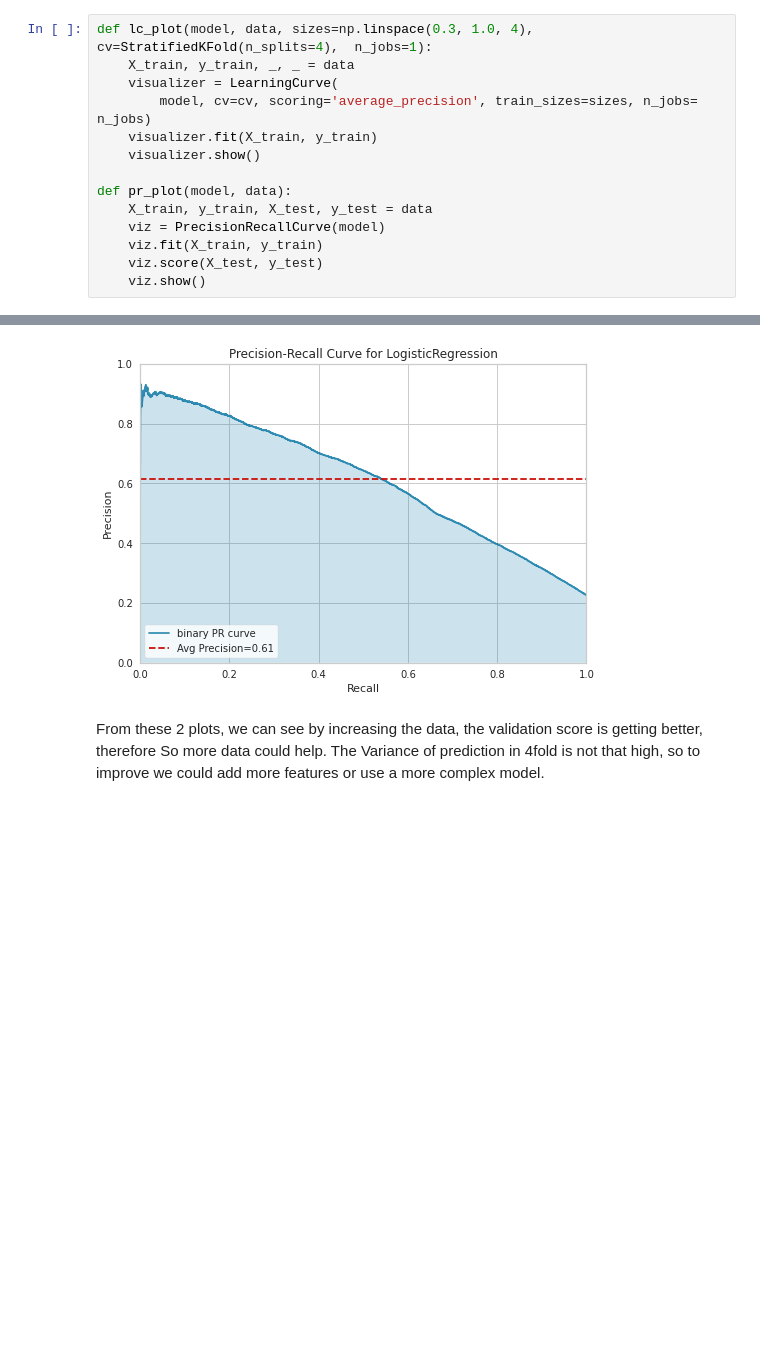
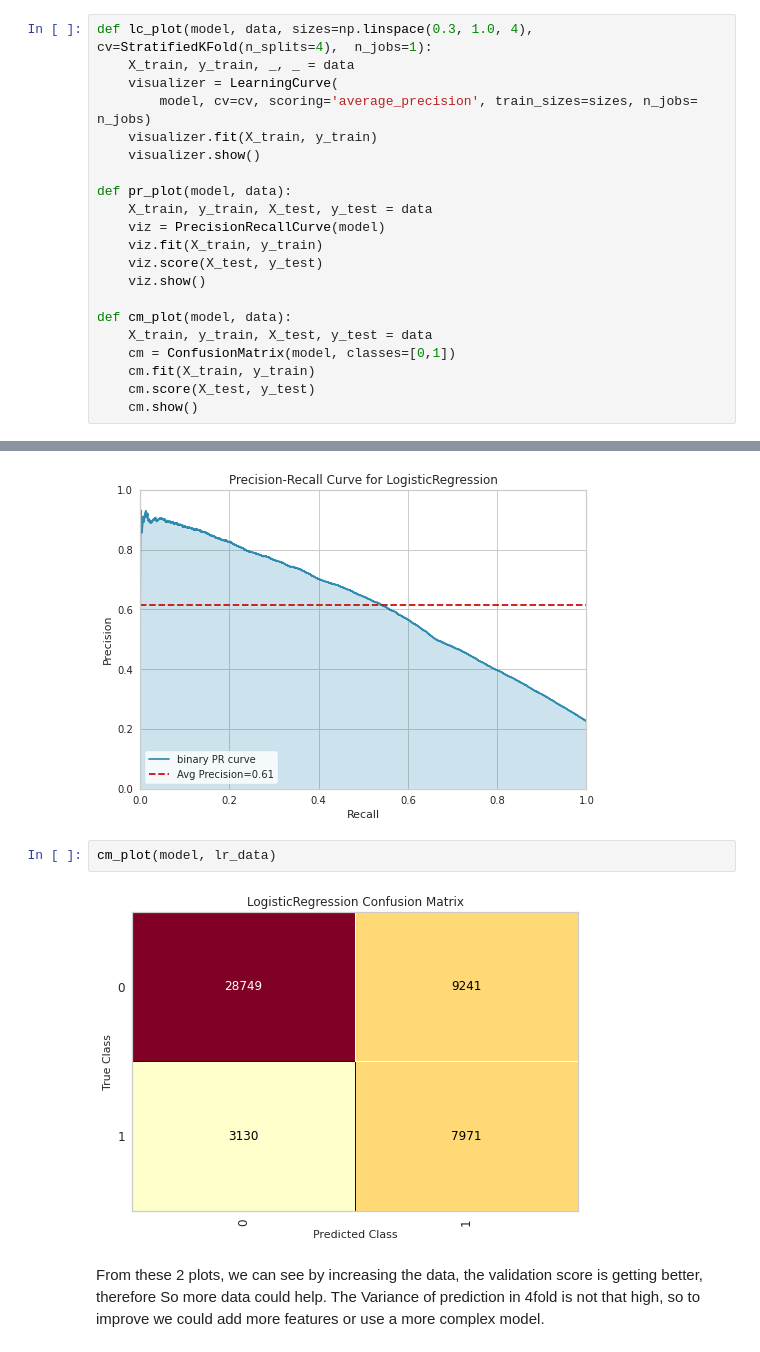
Before and after one commit to hadi-gharibi/oreh_yreviled, a Jupyter notebook: notebooks/03-modeling.ipynb, the cells around one changed output, grey strips where cells are left out. Cells and saved outputs as stored; diff of their text form; blank space fills up the shorter version.

```diff
--- a/notebooks/03-modeling.ipynb
+++ b/notebooks/03-modeling.ipynb
@@ -71,6 +72,13 @@ def pr_plot(model, data):
     viz.fit(X_train, y_train)
     viz.score(X_test, y_test)
     viz.show()
+
+def cm_plot(model, data):
+    X_train, y_train, X_test, y_test = data
+    cm = ConfusionMatrix(model, classes=[0,1])
+    cm.fit(X_train, y_train)
+    cm.score(X_test, y_test)
+    cm.show()
 # %% [markdown]
 #### 3.1- Logistic Regression
 # %%
@@ -94,5 +103,9 @@ Wall time: 26 s
 pr_plot(model, lr_data)
 # %% [output]
 [figure]
+# %%
+cm_plot(model, lr_data)
+# %% [output]
+[figure, added]
 # %% [markdown]
 From these 2 plots, we can see by increasing the data, the validation score is getting better, therefore So more data could help. The Variance of prediction in 4fold is not that high, so to improve we could add more features or use a more complex model.
```
Also changed, not shown: parts of 12 cells of this notebook.
